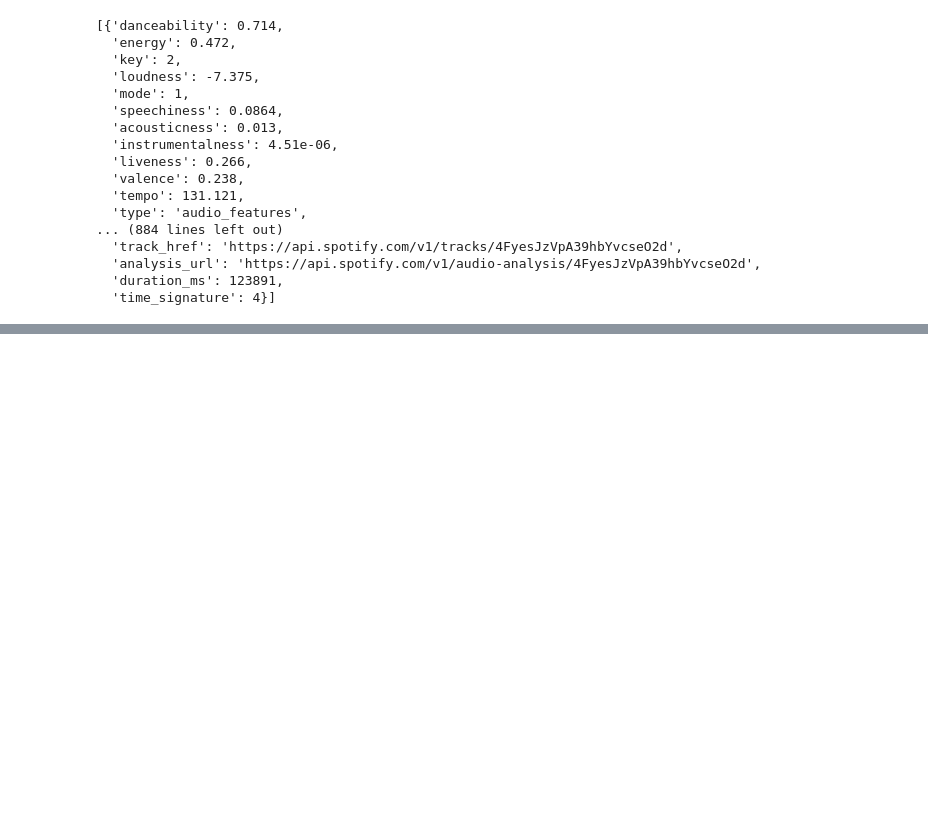
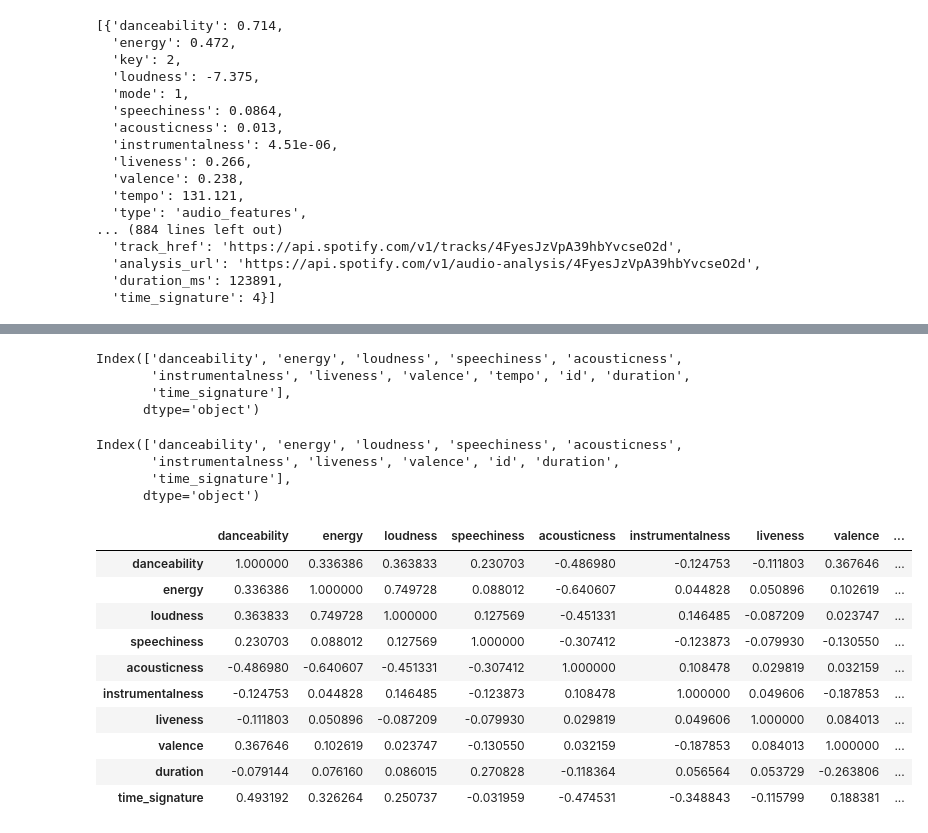
Before and after one commit to Sebastiao199/Project4WebScrapStats, a Jupyter notebook: spotify_sebastiao.ipynb, the cells around one changed output, grey strips where cells are left out. Drawn from its saved outputs; the diff is of its cells as text; code cells hidden in the pictures; blank space fills up the shorter version.

```diff
--- a/spotify_sebastiao.ipynb
+++ b/spotify_sebastiao.ipynb
@@ -391,0 +402,30 @@ spotipy_musics
+# %%
+ spotipy_musics.drop(['uri','track_href','analysis_url'], axis = 1, inplace=True)
+ spotipy_musics.columns
+# %% [output]
+Index(['danceability', 'energy', 'loudness', 'speechiness', 'acousticness',
+       'instrumentalness', 'liveness', 'valence', 'tempo', 'id', 'duration',
+       'time_signature'],
+      dtype='object')
+# %%
+ spotipy_musics.drop(['tempo'], axis = 1, inplace=True)
+ spotipy_musics.columns
+# %% [output]
+Index(['danceability', 'energy', 'loudness', 'speechiness', 'acousticness',
+       'instrumentalness', 'liveness', 'valence', 'id', 'duration',
+       'time_signature'],
+      dtype='object')
+# %%
+ spotipy_musics.corr()
+# %% [output]
+|  | danceability | energy | loudness | speechiness | acousticness | instrumentalness | liveness | valence | ... |
+| danceability | 1.000000 | 0.336386 | 0.363833 | 0.230703 | -0.486980 | -0.124753 | -0.111803 | 0.367646 | ... |
+| energy | 0.336386 | 1.000000 | 0.749728 | 0.088012 | -0.640607 | 0.044828 | 0.050896 | 0.102619 | ... |
+| loudness | 0.363833 | 0.749728 | 1.000000 | 0.127569 | -0.451331 | 0.146485 | -0.087209 | 0.023747 | ... |
+| speechiness | 0.230703 | 0.088012 | 0.127569 | 1.000000 | -0.307412 | -0.123873 | -0.079930 | -0.130550 | ... |
+| acousticness | -0.486980 | -0.640607 | -0.451331 | -0.307412 | 1.000000 | 0.108478 | 0.029819 | 0.032159 | ... |
+| instrumentalness | -0.124753 | 0.044828 | 0.146485 | -0.123873 | 0.108478 | 1.000000 | 0.049606 | -0.187853 | ... |
+| liveness | -0.111803 | 0.050896 | -0.087209 | -0.079930 | 0.029819 | 0.049606 | 1.000000 | 0.084013 | ... |
+| valence | 0.367646 | 0.102619 | 0.023747 | -0.130550 | 0.032159 | -0.187853 | 0.084013 | 1.000000 | ... |
+| duration | -0.079144 | 0.076160 | 0.086015 | 0.270828 | -0.118364 | 0.056564 | 0.053729 | -0.263806 | ... |
+| time_signature | 0.493192 | 0.326264 | 0.250737 | -0.031959 | -0.474531 | -0.348843 | -0.115799 | 0.188381 | ... |
```
Also changed, not shown: parts of 9 cells of this notebook.
